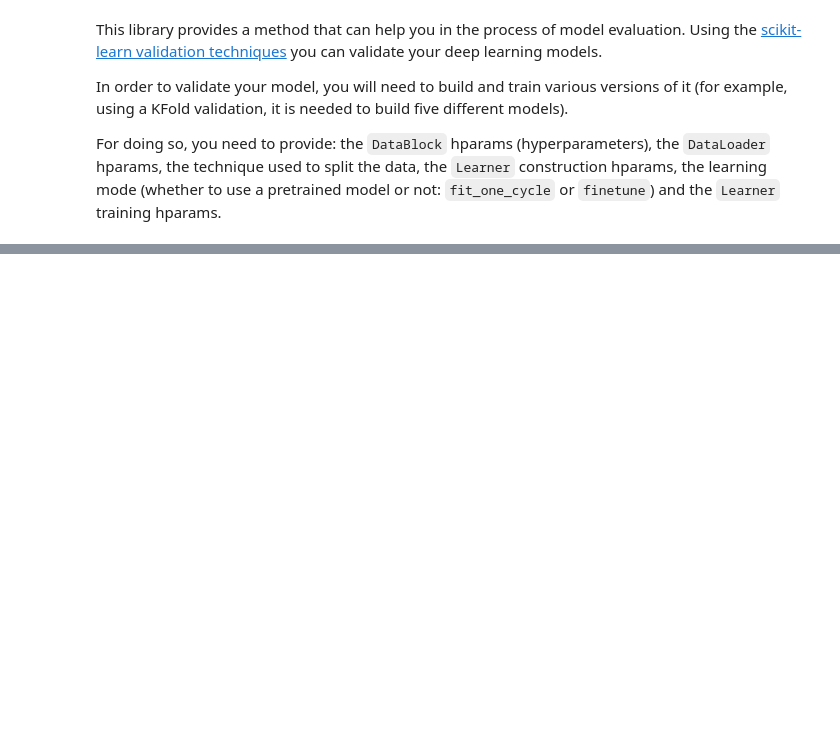
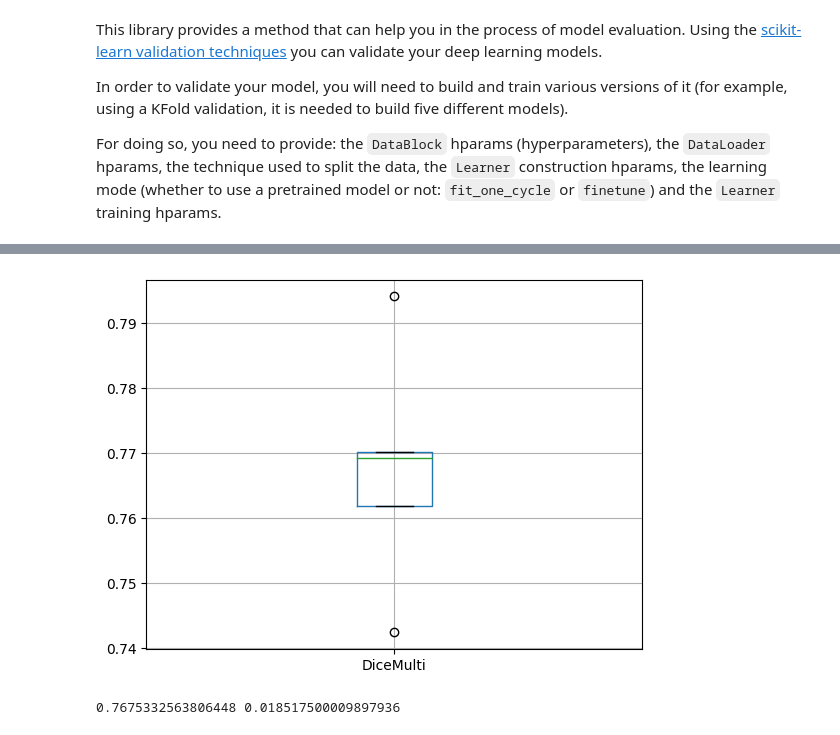
Before and after one commit to ruescog/model_evaluation, a Jupyter notebook: index.ipynb, the cells around one changed output, grey strips where cells are left out. Drawn from its saved outputs; the diff is of its cells as text; code cells hidden in the pictures; blank space fills up the shorter version.

```diff
--- a/index.ipynb
+++ b/index.ipynb
@@ -120,7 +170,8 @@ dl_hparams = {
 }
 technique = KFold(n_splits = 5)
 learner_hparams = {
-    "model": resnet18(),
+    "arch": resnet18,
+    "pretrained": True,
     "metrics": [DiceMulti()]
 }
 learning_hparams = {
@@ -183,5 +183,5 @@ def evaluate(
 # %%
-evaluate(
+r = evaluate(
     db_hparams,
     dl_hparams,
     technique,
@@ -196,0 +252,12 @@ ValueError: Expected input batch_size (4) to match target batch_size (1228800).
+# %%
+df = pd.DataFrame(r)
+df.boxplot("DiceMulti");
+# %% [output]
+[figure, added]
+# %%
+print(
+    df["DiceMulti"].mean(),
+    df["DiceMulti"].std()
+)
+# %% [output]
+0.7675332563806448 0.018517500009897936
```
Also changed, not shown: parts of 4 cells of this notebook.
